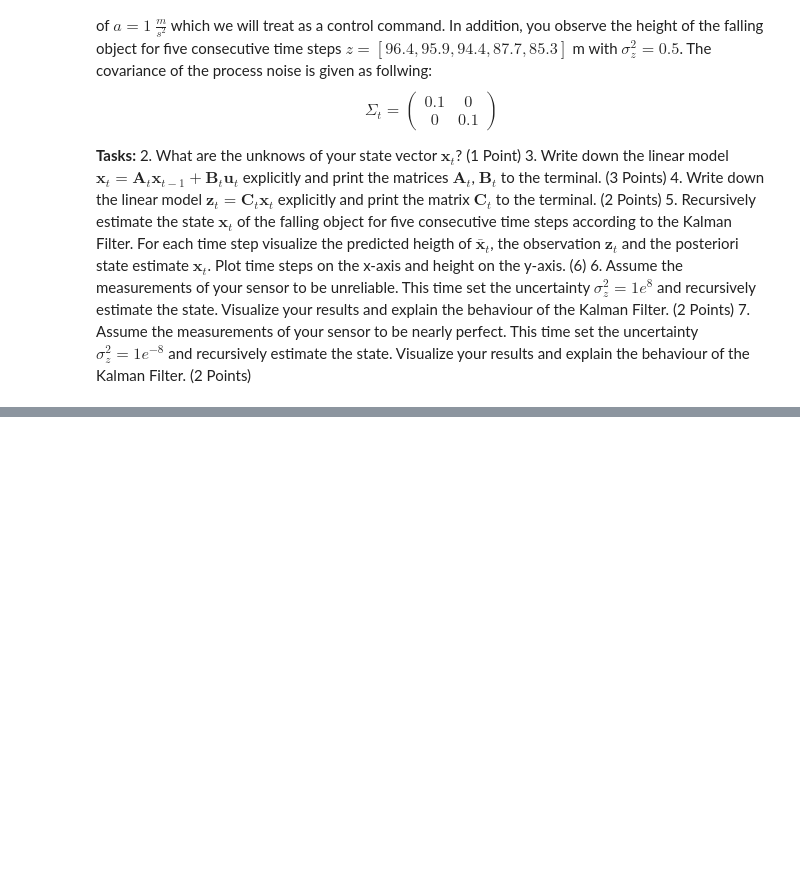
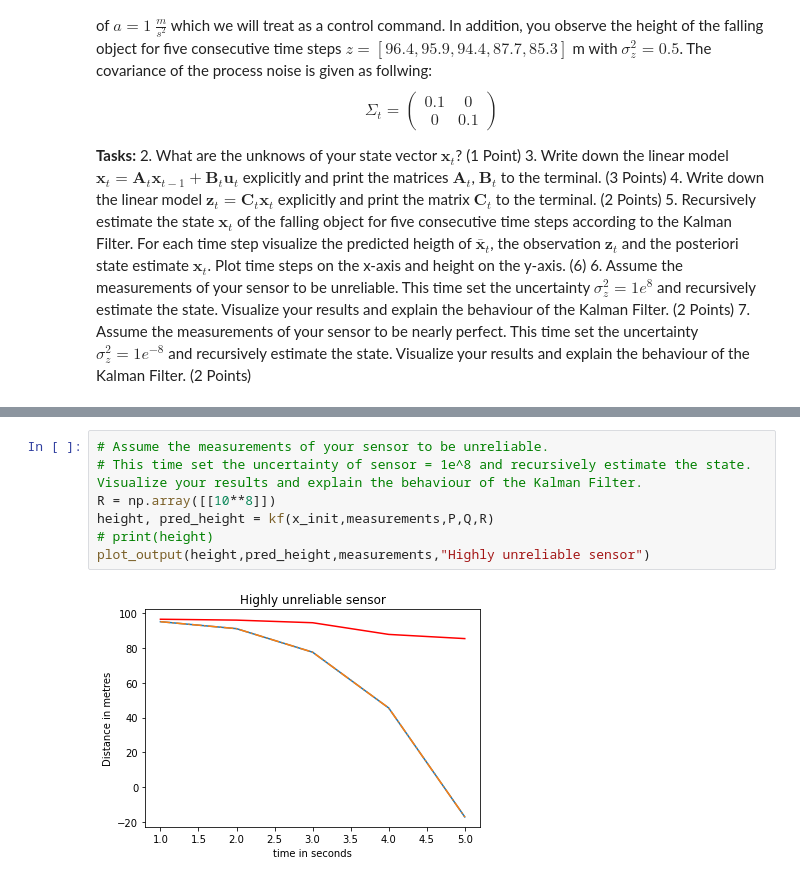
Before and after one commit to abdulahad01/mobileRobotics, a Jupyter notebook: 2020-mobilerobotics-online-ex05-kalman-filter/ex07-abdul-ahad.ipynb, the cells around one changed output, grey strips where cells are left out. Drawn from its saved outputs; the diff is of its cells as text; blank space fills up the shorter version.

Commit message:
Completed Kalman Filtering

```diff
--- a/2020-mobilerobotics-online-ex05-kalman-filter/ex07-abdul-ahad.ipynb
+++ b/2020-mobilerobotics-online-ex05-kalman-filter/ex07-abdul-ahad.ipynb
@@ -66,0 +162,9 @@ state matrix (2, 1)
+# %%
+# Assume the measurements of your sensor to be unreliable.
+# This time set the uncertainty of sensor = 1e^8 and recursively estimate the state. Visualize your results and explain the behaviour of the Kalman Filter.
+R = np.array([[10**8]])
+height, pred_height = kf(x_init,measurements,P,Q,R)
+# print(height)
+plot_output(height,pred_height,measurements,"Highly unreliable sensor")
+# %% [output]
+[figure, added]
```
Also changed, not shown: parts of 6 cells of this notebook.
